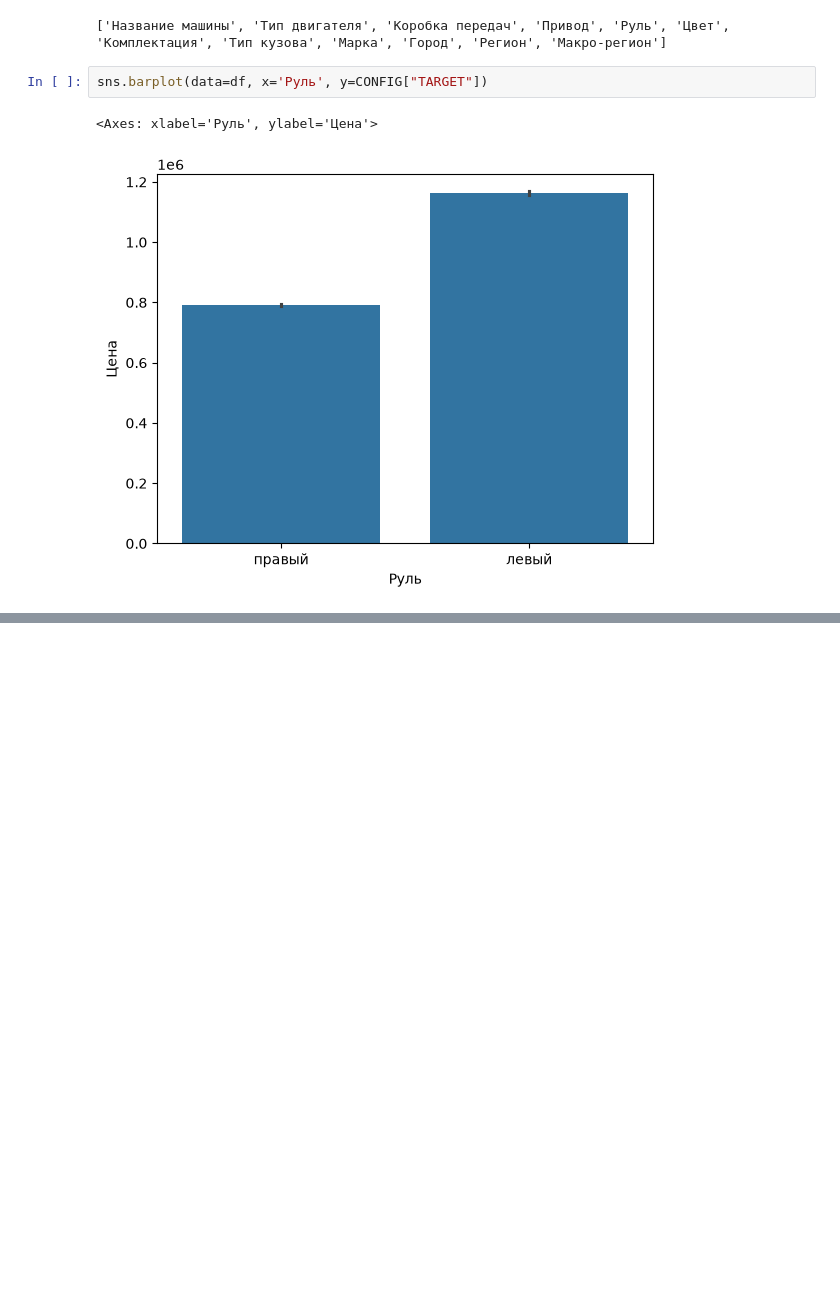
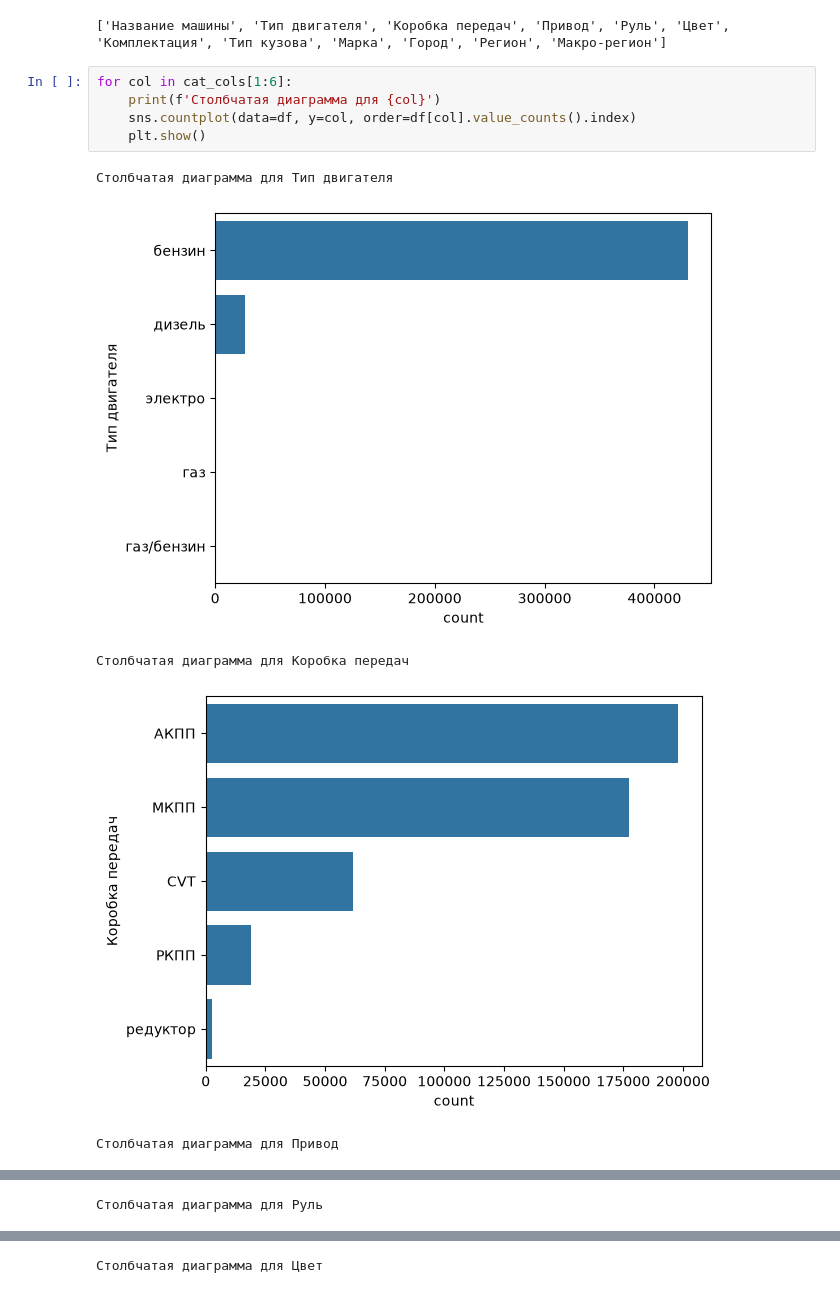
Before and after one commit to deviloon/car-price-analyzer, a Jupyter notebook: notebooks/02_eda_and_features.ipynb, the cells around one changed output, grey strips where cells are left out. Drawn from its saved outputs; the diff is of its cells as text; blank space fills up the shorter version.

```diff
--- a/notebooks/02_eda_and_features.ipynb
+++ b/notebooks/02_eda_and_features.ipynb
@@ -105,7 +105,13 @@ print(cat_cols)
 # %% [output]
 ['Название машины', 'Тип двигателя', 'Коробка передач', 'Привод', 'Руль', 'Цвет', 'Комплектация', 'Тип кузова', 'Марка', 'Город', 'Регион', 'Макро-регион']
 # %%
-sns.barplot(data=df, x='Руль', y=CONFIG["TARGET"])
+for col in cat_cols[1:6]:
+    print(f'Столбчатая диаграмма для {col}')
+    sns.countplot(data=df, y=col, order=df[col].value_counts().index)
+    plt.show()
 # %% [output]
-<Axes: xlabel='Руль', ylabel='Цена'>
+Столбчатая диаграмма для Тип двигателя
-[figure, old version]
+[figure, new version]
+Столбчатая диаграмма для Коробка передач
+[figure, added]
+Столбчатая диаграмма для Привод
@@ -111,0 +119 @@ sns.barplot(data=df, x='Руль', y=CONFIG["TARGET"])
+Столбчатая диаграмма для Руль
@@ -111,0 +121 @@ sns.barplot(data=df, x='Руль', y=CONFIG["TARGET"])
+Столбчатая диаграмма для Цвет
```
Also changed, not shown: parts of 6 cells of this notebook.
